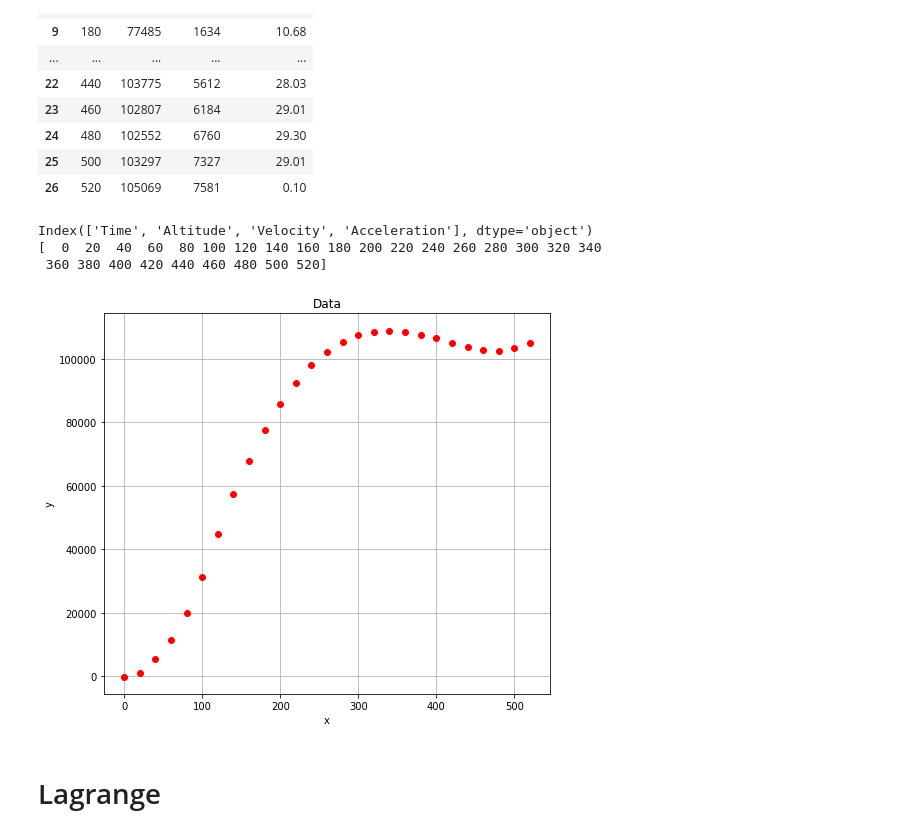
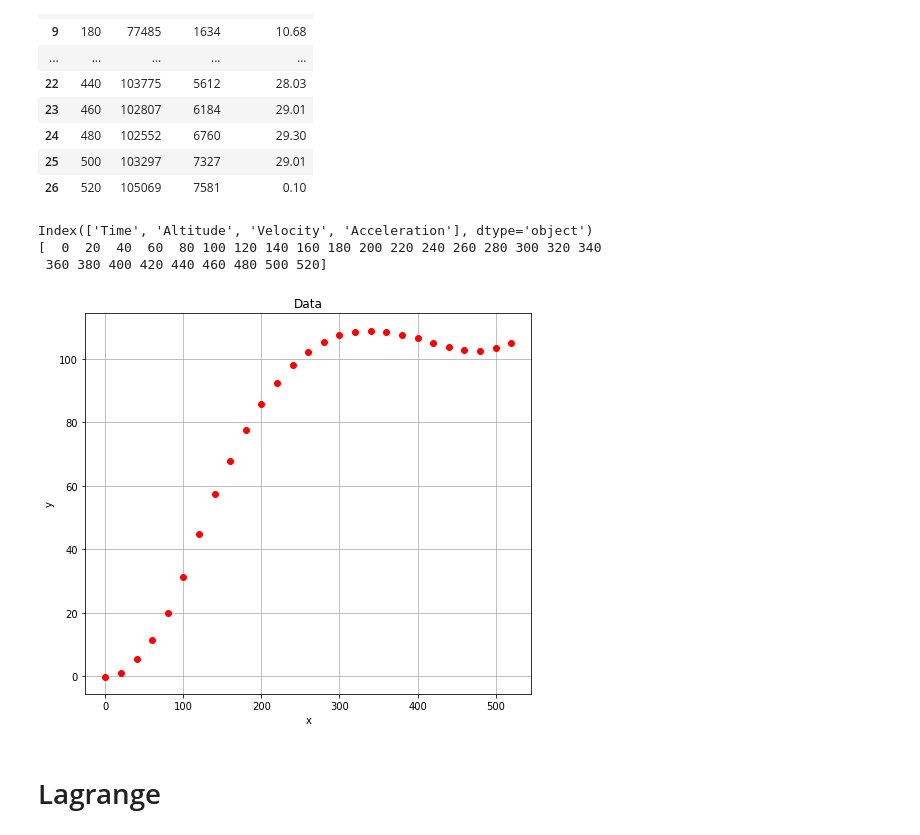
Before and after one commit to Davi-K-Silva/NumericalMethods, a Jupyter notebook: applyed_data.ipynb, the cells around one changed output. Saved outputs shown, nothing was run; the diff lists cells and outputs as text; code cells hidden in the pictures.

```diff
--- a/applyed_data.ipynb
+++ b/applyed_data.ipynb
@@ -37,22 +37,23 @@ def Plotpattern(xoriginal,yoriginal,xpoints,ypoints,xInterpolation,yInterpolatio
 # %%
 fig = plt.figure(figsize = (8,7))
 
 print(data.columns)
 
 y = data['Altitude'].to_list()
+y = [yi/1000 for yi in y]
 x = np.arange(0, 540, 20)
 print(x)
 plt.plot( x, y, 'ro')
 plt.title('Data')
 plt.grid()
 plt.xlabel('x')
 plt.ylabel('y')
 plt.show()
 # %% [output]
 Index(['Time', 'Altitude', 'Velocity', 'Acceleration'], dtype='object')
 [  0  20  40  60  80 100 120 140 160 180 200 220 240 260 280 300 320 340
  360 380 400 420 440 460 480 500 520]
-[figure, old version]
+[figure, new version]
 # %% [markdown]
 # Lagrange
 # %%
```
Also changed, not shown: parts of 46 cells of this notebook.
